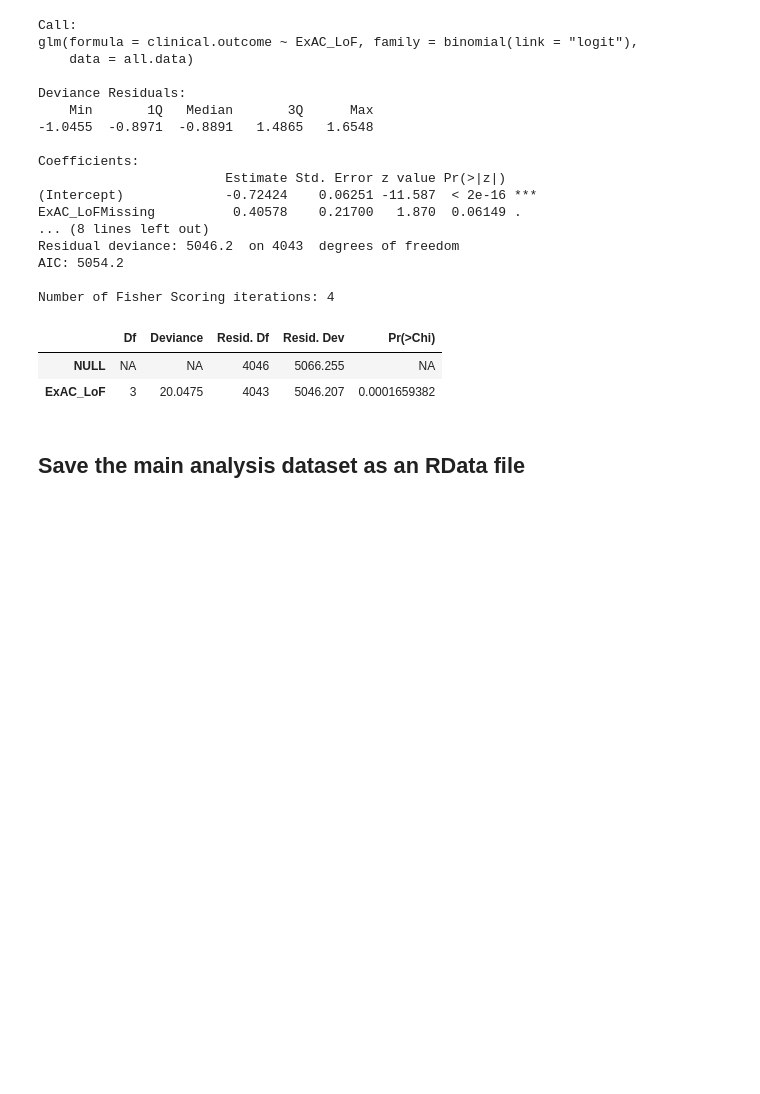
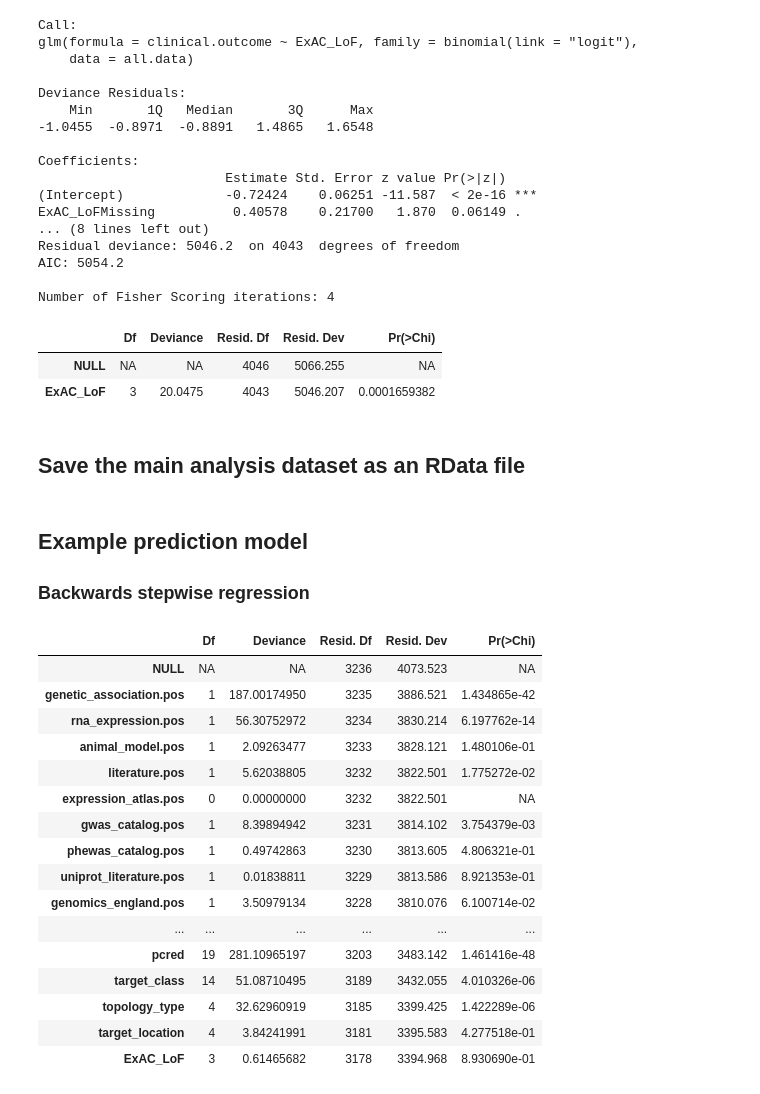
Before and after one commit to opentargets-archive/biodatawest_hackathon, a Jupyter notebook: R/OpenTargetsDatathonRNotebook.ipynb, the cells around one changed output. Saved outputs shown, nothing was run; the diff lists cells and outputs as text; code cells hidden in the pictures; blank space fills up the shorter version.

```diff
--- a/R/OpenTargetsDatathonRNotebook.ipynb
+++ b/R/OpenTargetsDatathonRNotebook.ipynb
@@ -286,7 +313,8 @@ Looking at the relationship between the various Open Targets scores and T-I succ
 pos.score.vars = paste(c(ot.scores, otsrc.scores), ".pos", sep = "")
 names(pos.score.vars) = c(ot.scores, otsrc.scores)
 for(i in names(pos.score.vars)) {
-    all.data[, pos.score.vars[i]] = cut(all.data[, i], c(0, 0.1, 100), labels = c("Negative", "Positive"),
+    all.data[, pos.score.vars[i]] = cut(all.data[, i], c(0, 0.1, 100),
+                                        labels = c("Negative", "Positive"),
                                         include.lowest = TRUE)
 }
 do.call("rbind", apply(all.data[, pos.score.vars], 2, table))
@@ -341,8 +371,10 @@ Repeat categorization for human-mouse protein sequence identity and GTEx median
 # %%
 pos.gene.qvars = paste(gene.qvars, ".pos", sep = "")
 all.data = all.data %>%
-    mutate(pc_mouse_gene_identity.pos = ifelse(pc_mouse_gene_identity > 70, "Positive", "Negative")) %>%
-    mutate(GTEX_median_all_tissues.pos = ifelse(GTEX_median_all_tissues < 0.5, "Positive", "Negative"))
+    mutate(pc_mouse_gene_identity.pos =
+           ifelse(pc_mouse_gene_identity > 70, "Positive", "Negative")) %>%
+    mutate(GTEX_median_all_tissues.pos =
+           ifelse(GTEX_median_all_tissues < 0.5, "Positive", "Negative"))
 apply(all.data[, pos.gene.qvars], 2, table)
 # %% [output]
 |  | pc_mouse_gene_identity.pos | GTEX_median_all_tissues.pos |
@@ -516,3 +553,41 @@ Number of Fisher Scoring iterations: 4
 ## Save the main analysis dataset as an RData file
 # %%
 save(all.data, file = "datathon_OTdata.RData", compress = TRUE)
+# %% [markdown]
+## Example prediction model
+### Backwards stepwise regression
+# %%
+set.seed(6475250)
+train.select = sample(1:nrow(all.data), size = nrow(all.data) * 0.8,
+                      replace = FALSE)
+train.data = all.data[train.select,]
+test.data = subset(all.data, !(key %in% train.data$key))
+# %%
+indep.vars = c(pos.score.vars, pos.gene.qvars,
+               "pcred", "target_class", "topology_type",
+               "target_location", "ExAC_LoF")
+## Eliminate those that are too rare to be robust
+indep.vars = indep.vars[!(indep.vars %in%
+                          c("known_drug.pos", "affected_pathway.pos",
+                           "uniprot.pos", "eva.pos"))]
+full.glm = glm(clinical.outcome ~ ., train.data[, c("clinical.outcome", indep.vars)],
+              family = binomial)
+anova(full.glm, test = "Chisq")
+# %% [output]
+|  | Df | Deviance | Resid. Df | Resid. Dev | Pr(>Chi) |
+| NULL | NA | NA | 3236 | 4073.523 | NA |
+| genetic_association.pos | 1 | 187.00174950 | 3235 | 3886.521 | 1.434865e-42 |
+| rna_expression.pos | 1 | 56.30752972 | 3234 | 3830.214 | 6.197762e-14 |
+| animal_model.pos | 1 | 2.09263477 | 3233 | 3828.121 | 1.480106e-01 |
+| literature.pos | 1 | 5.62038805 | 3232 | 3822.501 | 1.775272e-02 |
+| expression_atlas.pos | 0 | 0.00000000 | 3232 | 3822.501 | NA |
+| gwas_catalog.pos | 1 | 8.39894942 | 3231 | 3814.102 | 3.754379e-03 |
+| phewas_catalog.pos | 1 | 0.49742863 | 3230 | 3813.605 | 4.806321e-01 |
+| uniprot_literature.pos | 1 | 0.01838811 | 3229 | 3813.586 | 8.921353e-01 |
+| genomics_england.pos | 1 | 3.50979134 | 3228 | 3810.076 | 6.100714e-02 |
+| ... | ... | ... | ... | ... | ... |
+| pcred | 19 | 281.10965197 | 3203 | 3483.142 | 1.461416e-48 |
+| target_class | 14 | 51.08710495 | 3189 | 3432.055 | 4.010326e-06 |
+| topology_type | 4 | 32.62960919 | 3185 | 3399.425 | 1.422289e-06 |
+| target_location | 4 | 3.84241991 | 3181 | 3395.583 | 4.277518e-01 |
+| ExAC_LoF | 3 | 0.61465682 | 3178 | 3394.968 | 8.930690e-01 |
```
Also changed, not shown: parts of 28 cells of this notebook, 1 other file.
